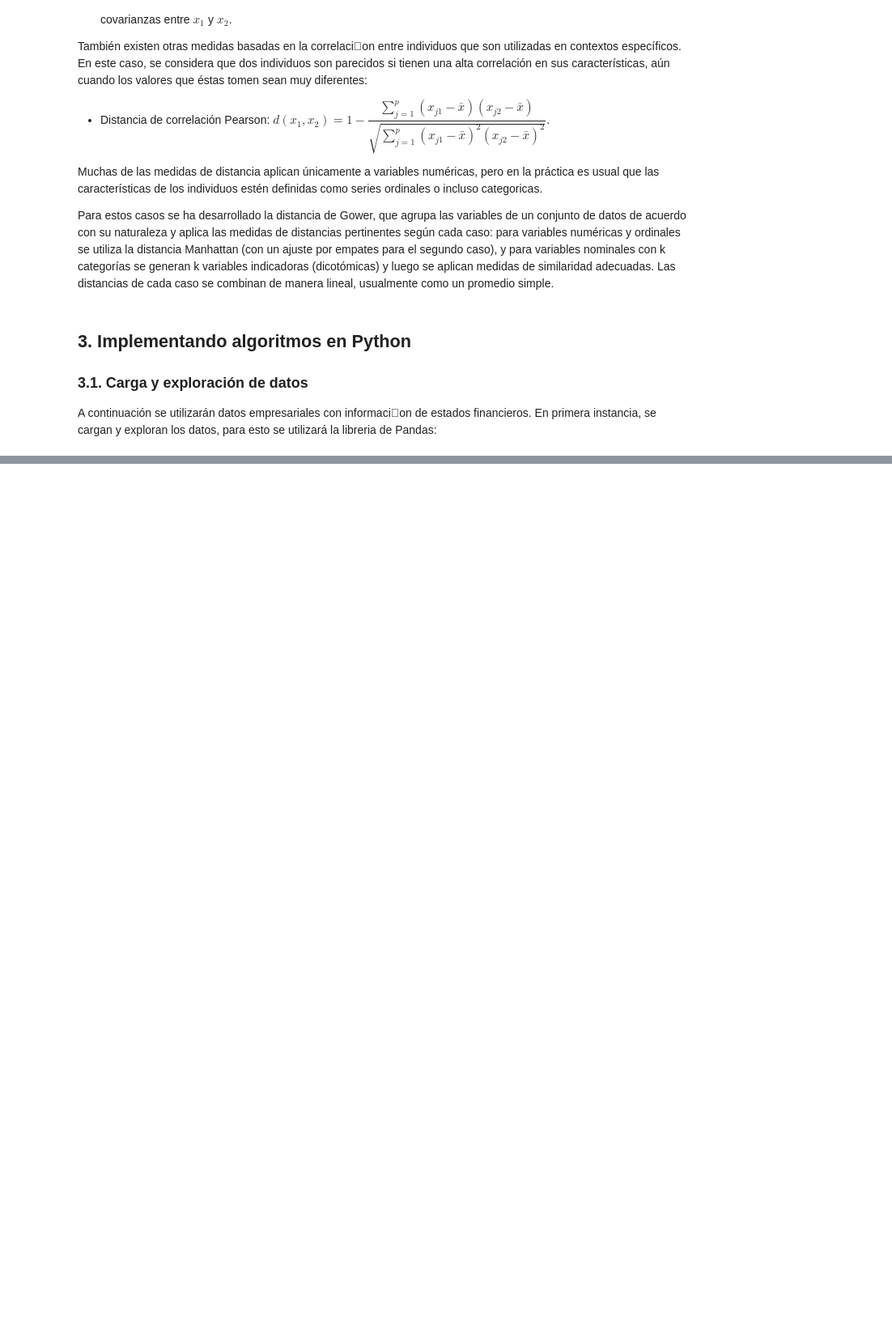
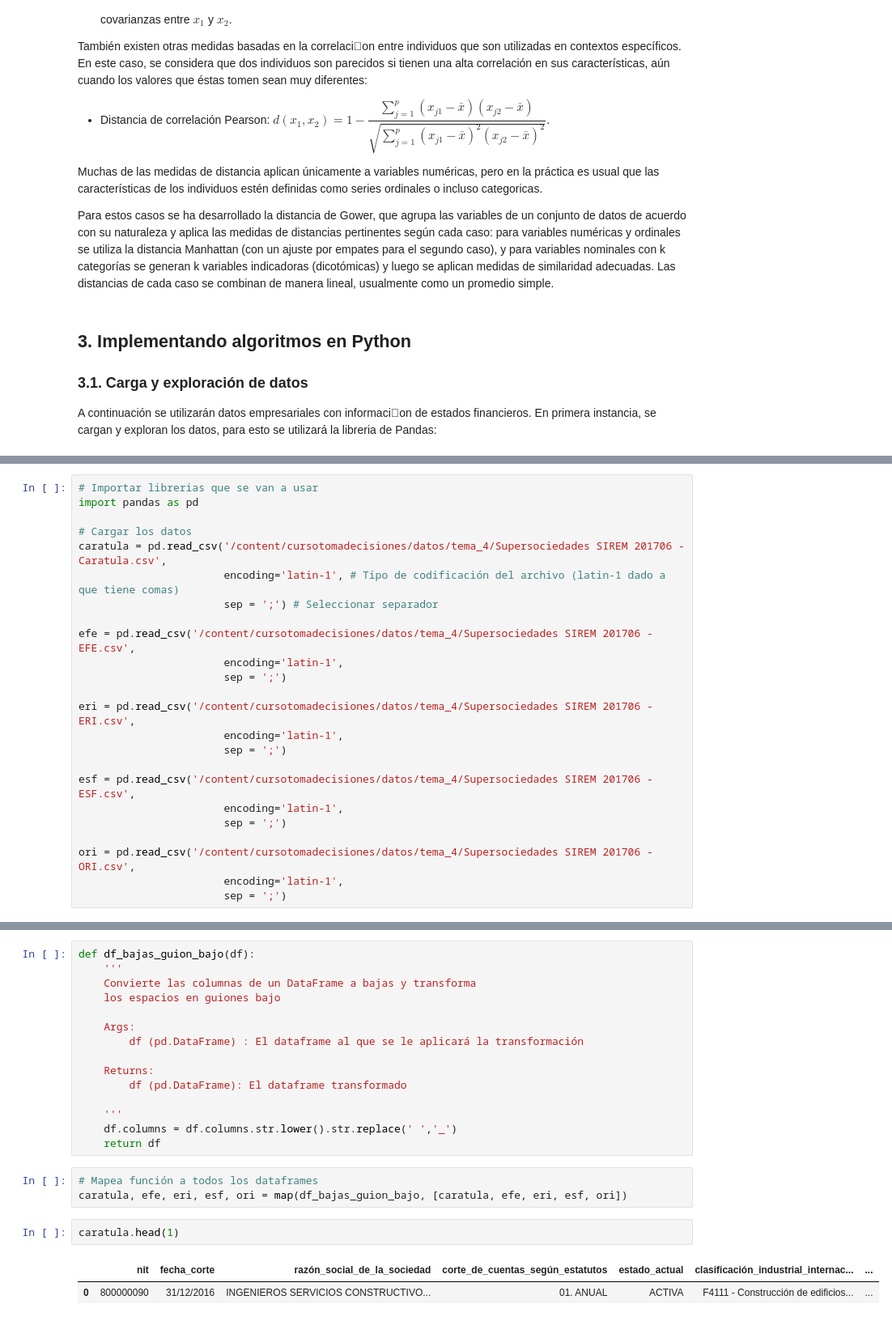
Before and after one commit to dfbeltran/cursotomadecisiones, a Jupyter notebook: 4. Análisis_clúster_y_análisis_de_anomalías.ipynb, the cells around one changed output, grey strips where cells are left out. Shown at 81% size. Drawn from its saved outputs; the diff is of its cells as text; blank space fills up the shorter version.

Commit message:
Loaded data

```diff
--- a/4. Análisis_clúster_y_análisis_de_anomalías.ipynb
+++ b/4. Análisis_clúster_y_análisis_de_anomalías.ipynb
@@ -58,0 +60,24 @@ caratula = pd.read_csv('../datos/tema_4')
+# %%
+# Importar librerias que se van a usar
+import pandas as pd
+
+# Cargar los datos
+caratula = pd.read_csv('/content/cursotomadecisiones/datos/tema_4/Supersociedades SIREM 201706 - Caratula.csv',
+                       encoding='latin-1', # Tipo de codificación del archivo (latin-1 dado a que tiene comas)
+                       sep = ';') # Seleccionar separador
+
+efe = pd.read_csv('/content/cursotomadecisiones/datos/tema_4/Supersociedades SIREM 201706 - EFE.csv',
+                       encoding='latin-1',
+                       sep = ';')
+
+eri = pd.read_csv('/content/cursotomadecisiones/datos/tema_4/Supersociedades SIREM 201706 - ERI.csv',
+                       encoding='latin-1',
+                       sep = ';')
+
+esf = pd.read_csv('/content/cursotomadecisiones/datos/tema_4/Supersociedades SIREM 201706 - ESF.csv',
+                       encoding='latin-1',
+                       sep = ';')
+
+ori = pd.read_csv('/content/cursotomadecisiones/datos/tema_4/Supersociedades SIREM 201706 - ORI.csv',
+                       encoding='latin-1',
+                       sep = ';')
@@ -58,0 +192,23 @@ caratula = pd.read_csv('../datos/tema_4')
+# %%
+def df_bajas_guion_bajo(df):
+    '''
+    Convierte las columnas de un DataFrame a bajas y transforma
+    los espacios en guiones bajo
+
+    Args:
+        df (pd.DataFrame) : El dataframe al que se le aplicará la transformación
+
+    Returns:
+        df (pd.DataFrame): El dataframe transformado
+
+    '''
+    df.columns = df.columns.str.lower().str.replace(' ','_')
+    return df
+# %%
+# Mapea función a todos los dataframes
+caratula, efe, eri, esf, ori = map(df_bajas_guion_bajo, [caratula, efe, eri, esf, ori])
+# %%
+caratula.head(1)
+# %% [output]
+|  | nit | fecha_corte | razón_social_de_la_sociedad | corte_de_cuentas_según_estatutos | estado_actual | clasificación_industrial_internac... | ... |
+| 0 | 800000090 | 31/12/2016 | INGENIEROS SERVICIOS CONSTRUCTIVO... | 01. ANUAL | ACTIVA | F4111 - Construcción de edificios... | ... |
```
Also changed, not shown: parts of 8 cells of this notebook.
